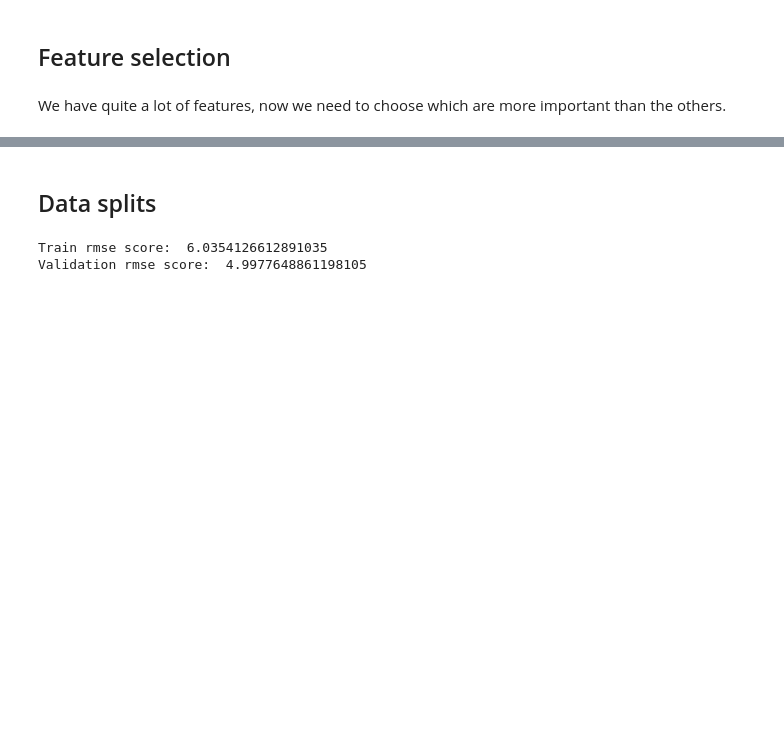
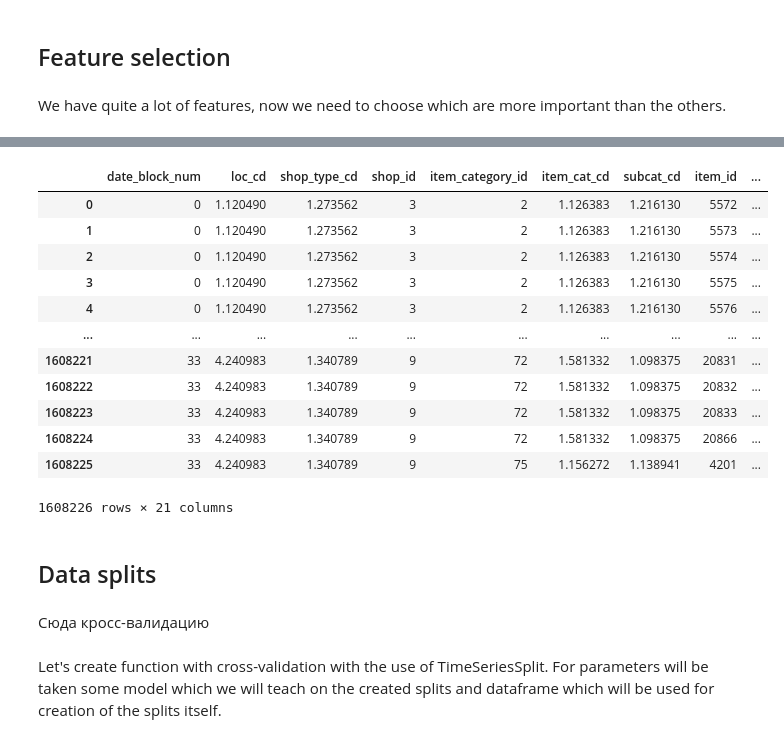
Before and after one commit to WhyAllTheNamesAreTaken0/internship, a Jupyter notebook: [DS-2.1]Baseline_modeling_p1.ipynb, the cells around one changed output, grey strips where cells are left out. Saved outputs shown, nothing was run; the diff lists cells and outputs as text; code cells hidden in the pictures; blank space fills up the shorter version.

```diff
--- a/[DS-2.1]Baseline_modeling_p1.ipynb
+++ b/[DS-2.1]Baseline_modeling_p1.ipynb
@@ -165,11 +189,14 @@ There are multicollinearity:
 Let's drop some of the features.
 # %%
 for_drop = [
-        "loc_cd",
-        "item_category_id",
+        #"loc_cd",
+        #"item_category_id",
         "mean_item_price_lag_1",##since it has lower correlation with target
         "mean_item_price_lag_2",
         "mean_item_price_lag_3",
+        "mean_item_price_lag_4",
+        "mean_item_price_lag_5",
+        "mean_item_price_lag_6",
         "mean_item_price_lag_12",
     ]
 
@@ -181,3 +208,21 @@ train_ds.shape
+# %%
+train_ds
+# %% [output]
+|  | date_block_num | loc_cd | shop_type_cd | shop_id | item_category_id | item_cat_cd | subcat_cd | item_id | ... |
+| 0 | 0 | 1.120490 | 1.273562 | 3 | 2 | 1.126383 | 1.216130 | 5572 | ... |
+| 1 | 0 | 1.120490 | 1.273562 | 3 | 2 | 1.126383 | 1.216130 | 5573 | ... |
+| 2 | 0 | 1.120490 | 1.273562 | 3 | 2 | 1.126383 | 1.216130 | 5574 | ... |
+| 3 | 0 | 1.120490 | 1.273562 | 3 | 2 | 1.126383 | 1.216130 | 5575 | ... |
+| 4 | 0 | 1.120490 | 1.273562 | 3 | 2 | 1.126383 | 1.216130 | 5576 | ... |
+| ... | ... | ... | ... | ... | ... | ... | ... | ... | ... |
+| 1608221 | 33 | 4.240983 | 1.340789 | 9 | 72 | 1.581332 | 1.098375 | 20831 | ... |
+| 1608222 | 33 | 4.240983 | 1.340789 | 9 | 72 | 1.581332 | 1.098375 | 20832 | ... |
+| 1608223 | 33 | 4.240983 | 1.340789 | 9 | 72 | 1.581332 | 1.098375 | 20833 | ... |
+| 1608224 | 33 | 4.240983 | 1.340789 | 9 | 72 | 1.581332 | 1.098375 | 20866 | ... |
+| 1608225 | 33 | 4.240983 | 1.340789 | 9 | 75 | 1.156272 | 1.138941 | 4201 | ... |
+1608226 rows × 21 columns
 # %% [markdown]
 ## Data splits
+# %% [markdown]
+Сюда кросс-валидацию
 # %%
@@ -192,14 +239,26 @@ y_val = train_ds.loc[train_ds["date_block_num"] == 33]["item_cnt_monthly"]
+# %% [markdown]
+Let's create function with cross-validation with the use of TimeSeriesSplit. For parameters will be taken some model which we will teach on the created splits and dataframe which will be used for creation of the splits itself.
 # %%
-from sklearn.linear_model import LinearRegression
-from sklearn.metrics import r2_score
-import math
-from sklearn.metrics import mean_squared_error as mse
+##############VARIANT1############
+from sklearn.model_selection import TimeSeriesSplit
 
-prob_model = LinearRegression().fit(x_train, y_train)
-print("Train rmse score: ",math.sqrt(mse(y_train, prob_model.predict(x_train))))
-y_pred = prob_model.predict(x_val)
-print("Validation rmse score: ", math.sqrt(mse(y_val,y_pred)))
+def cross_validation_for_ts(model, data):
+
+    tscv = TimeSeriesSplit(n_splits=5,)
+    for i, (train_index, test_index) in enumerate(tscv.split(data)):
+        print(f"Fold {i+1}:")
+        print(f"  Train: index={train_index}")
+        print(f"  Test:  index={test_index}")
+
+        train_ds = data.iloc[train_index, :]
+        test_ds = data.iloc[test_index, :]
+        x_train = train_ds.drop(['item_cnt_monthly'],axis=1)
+        y_train = train_ds["item_cnt_monthly"]
+        x_val = test_ds.drop(['item_cnt_monthly'],axis=1)
+        y_val = test_ds["item_cnt_monthly"]
+        #print("Month of split:", train_ds[-1:].date_block_num.values[0])
+        print("Months of train:", (train_ds.date_block_num.unique()))
+        print("Months of test:", (test_ds.date_block_num.unique()))
+        model(x_train, y_train, x_val, y_val)
+        print('-'*100)
-# %% [output]
-Train rmse score:  6.0354126612891035
-Validation rmse score:  4.9977648861198105
 # %%
```
Also changed, not shown: parts of 22 cells of this notebook.
